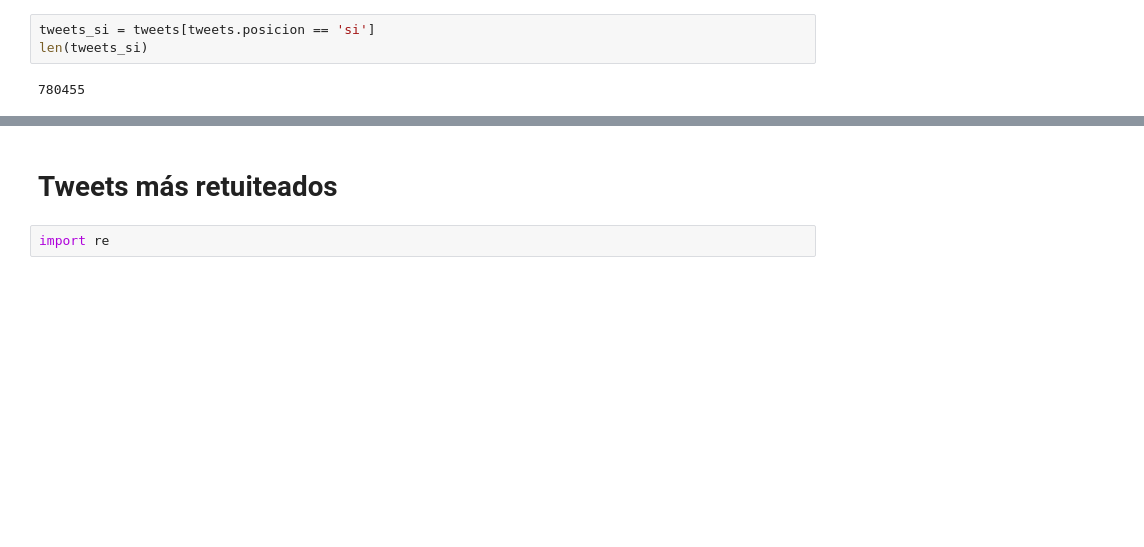
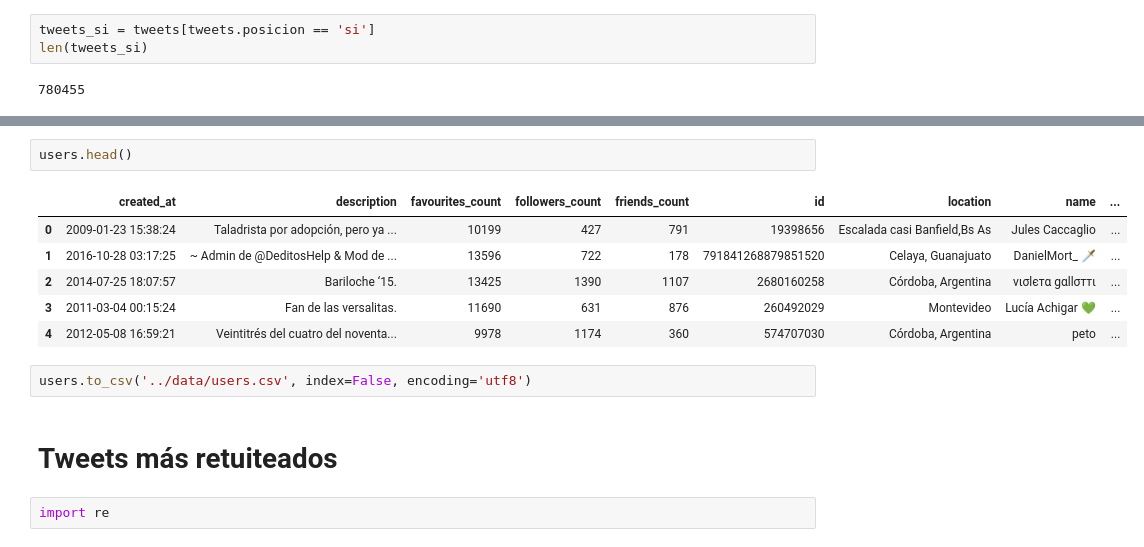
Before and after one commit to pablocelayes/twitter-aborto, a Jupyter notebook: notebooks/1.0-analisis-tweets-mongo.ipynb, the cells around one changed output, grey strips where cells are left out. Cells and saved outputs as stored; diff of their text form; blank space fills up the shorter version.

```diff
--- a/notebooks/1.0-analisis-tweets-mongo.ipynb
+++ b/notebooks/1.0-analisis-tweets-mongo.ipynb
@@ -99,3 +120,14 @@ Name: created_at, dtype: int64
+# %%
+users.head()
+# %% [output]
+|  | created_at | description | favourites_count | followers_count | friends_count | id | location | name | ... |
+| 0 | 2009-01-23 15:38:24 | Taladrista por adopción, pero ya ... | 10199 | 427 | 791 | 19398656 | Escalada casi Banfield,Bs As | Jules Caccaglio | ... |
+| 1 | 2016-10-28 03:17:25 | ~ Admin de @DeditosHelp & Mod de ... | 13596 | 722 | 178 | 791841268879851520 | Celaya, Guanajuato | DanielMort_ 🗡 | ... |
+| 2 | 2014-07-25 18:07:57 | Bariloche ‘15. | 13425 | 1390 | 1107 | 2680160258 | Córdoba, Argentina | νισlєтα gαllσттι | ... |
+| 3 | 2011-03-04 00:15:24 | Fan de las versalitas. | 11690 | 631 | 876 | 260492029 | Montevideo | Lucía Achigar 💚 | ... |
+| 4 | 2012-05-08 16:59:21 | Veintitrés del cuatro del noventa... | 9978 | 1174 | 360 | 574707030 | Córdoba, Argentina | peto | ... |
+# %%
+users.to_csv('../data/users.csv', index=False, encoding='utf8')
 # %% [markdown]
 # Tweets más retuiteados
 # %%
```
Also changed, not shown: parts of 10 cells of this notebook.
